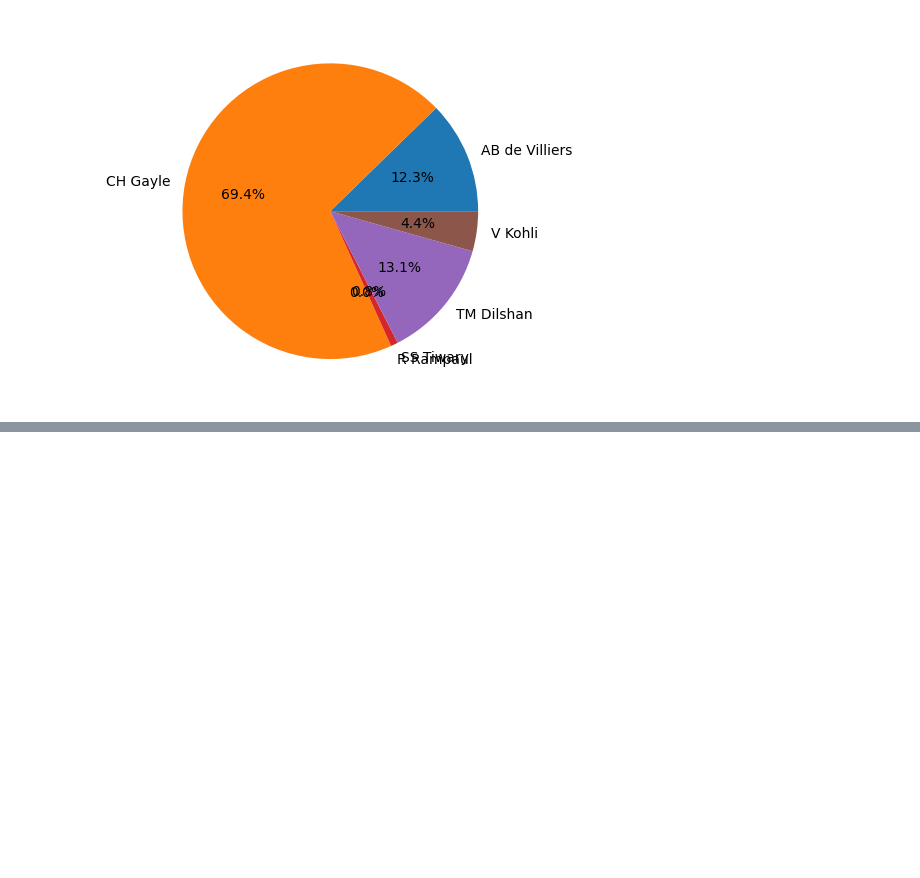
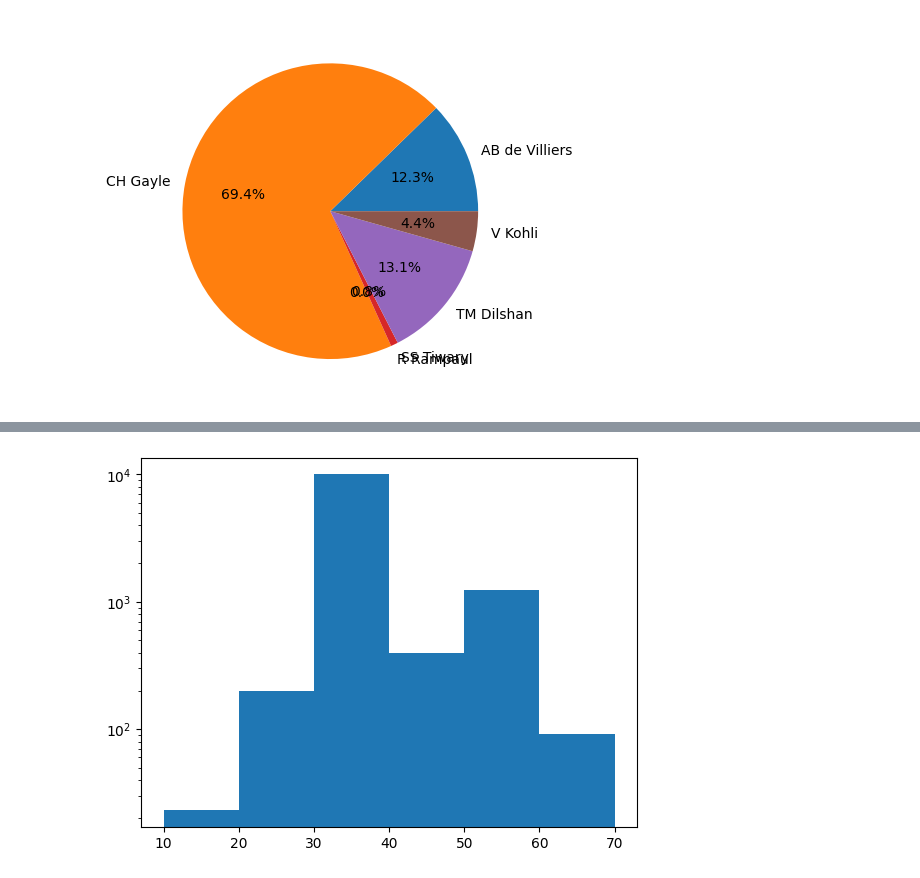
Before and after one commit to frypan05/Silhouette-codespaces-jupyter, a Jupyter notebook: notebooks/dueties.ipynb, the cells around one changed output, grey strips where cells are left out. Saved outputs shown, nothing was run; the diff lists cells and outputs as text; code cells hidden in the pictures; blank space fills up the shorter version.

```diff
--- a/notebooks/dueties.ipynb
+++ b/notebooks/dueties.ipynb
@@ -1059,0 +1066,6 @@ plt.show()
+# %%
+arr = np.load('/workspaces/codespaces-jupyter/data/big-array.npy')
+plt.hist(arr,bins=[10,20,30,40,50,60,70],log=True)
+plt.savefig('sample.png')
+# %% [output]
+[figure, added]
```
Also changed, not shown: parts of 1 cell of this notebook, 1 other file.
